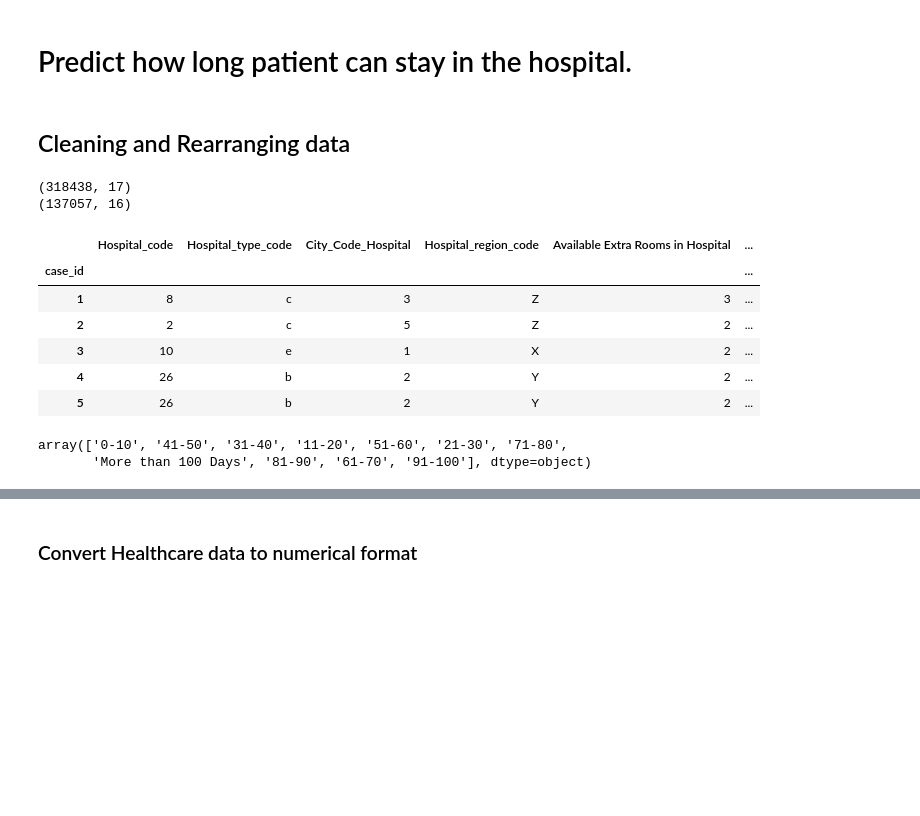
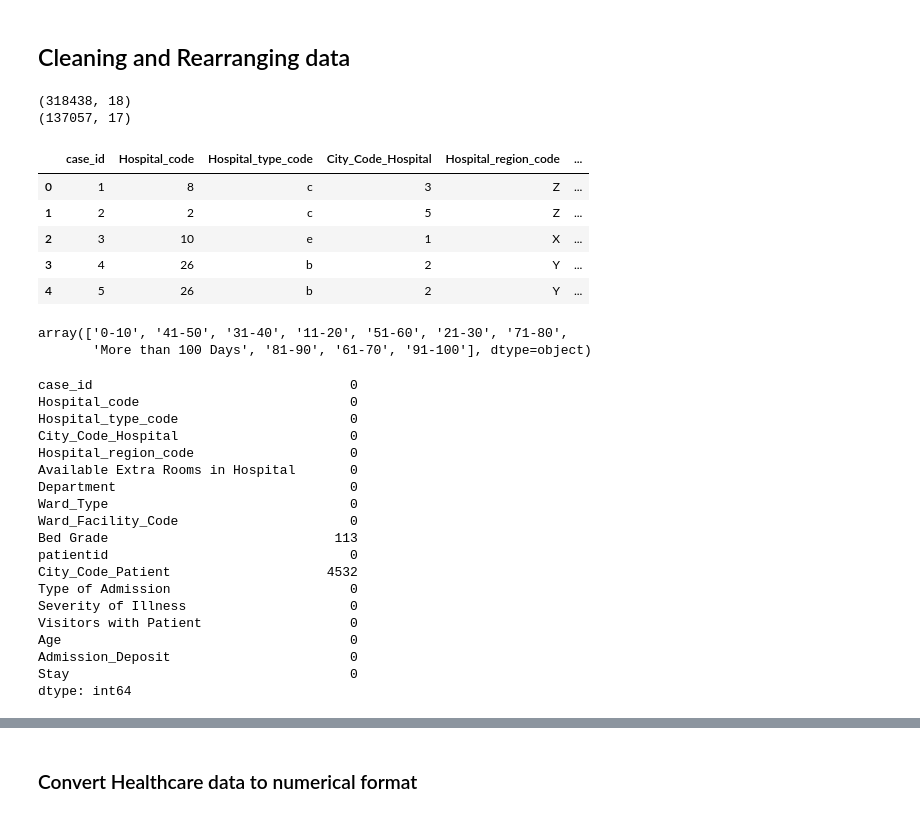
Before and after one commit to subhadeep-123/Hospital, a Jupyter notebook: stay.ipynb, the cells around one changed output, grey strips where cells are left out. Drawn from its saved outputs; the diff is of its cells as text; code cells hidden in the pictures; blank space fills up the shorter version.

Commit message:
Added Modeule 2 (Stay Prediction)

```diff
--- a/stay.ipynb
+++ b/stay.ipynb
@@ -1,4 +1 @@
-# %% [markdown]
-
-# Predict how long patient can stay in the hospital.
 # %%
@@ -14,21 +10,20 @@ from sklearn.metrics import accuracy_score
 # %% [markdown]
 ## Cleaning and Rearranging data
 # %%
-df_train = pd.read_csv("dataset/train_data.csv",index_col=0)
-df_test = pd.read_csv("dataset/test_data.csv",index_col=0)
-print(df_train.shape)
-print(df_test.shape)
+train = pd.read_csv("dataset/train_data.csv")
+test = pd.read_csv("dataset/test_data.csv")
+print(train.shape)
+print(test.shape)
 # %% [output]
-(318438, 17)
-(137057, 16)
+(318438, 18)
+(137057, 17)
 # %%
-df_train.head()
+train.head()
 # %% [output]
-|  | Hospital_code | Hospital_type_code | City_Code_Hospital | Hospital_region_code | Available Extra Rooms in Hospital | ... |
-| case_id |  |  |  |  |  | ... |
-| 1 | 8 | c | 3 | Z | 3 | ... |
-| 2 | 2 | c | 5 | Z | 2 | ... |
-| 3 | 10 | e | 1 | X | 2 | ... |
-| 4 | 26 | b | 2 | Y | 2 | ... |
-| 5 | 26 | b | 2 | Y | 2 | ... |
+|  | case_id | Hospital_code | Hospital_type_code | City_Code_Hospital | Hospital_region_code | ... |
+| 0 | 1 | 8 | c | 3 | Z | ... |
+| 1 | 2 | 2 | c | 5 | Z | ... |
+| 2 | 3 | 10 | e | 1 | X | ... |
+| 3 | 4 | 26 | b | 2 | Y | ... |
+| 4 | 5 | 26 | b | 2 | Y | ... |
 # %%
@@ -36,3 +31,25 @@ df_train.Stay.unique()
 # %% [output]
 array(['0-10', '41-50', '31-40', '11-20', '51-60', '21-30', '71-80',
        'More than 100 Days', '81-90', '61-70', '91-100'], dtype=object)
+# %%
+train.isna().sum()
+# %% [output]
+case_id                                 0
+Hospital_code                           0
+Hospital_type_code                      0
+City_Code_Hospital                      0
+Hospital_region_code                    0
+Available Extra Rooms in Hospital       0
+Department                              0
+Ward_Type                               0
+Ward_Facility_Code                      0
+Bed Grade                             113
+patientid                               0
+City_Code_Patient                    4532
+Type of Admission                       0
+Severity of Illness                     0
+Visitors with Patient                   0
+Age                                     0
+Admission_Deposit                       0
+Stay                                    0
+dtype: int64
```
Also changed, not shown: parts of 59 cells of this notebook, 11 other files.
